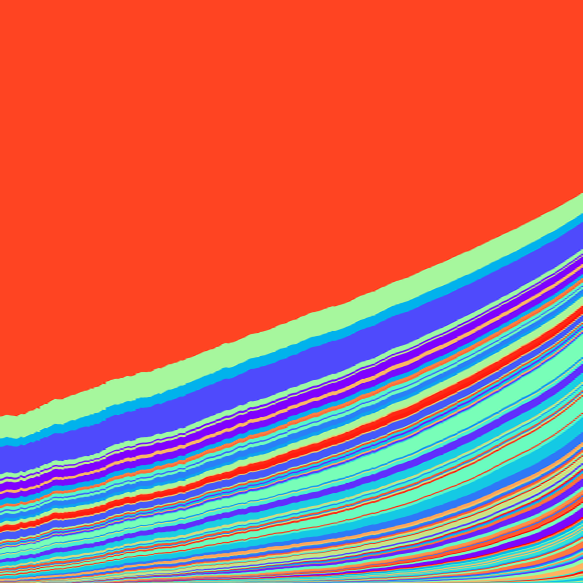
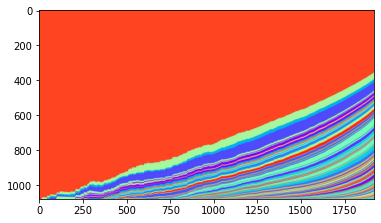
Unified diff of the notebook cell whose output changed from the first chart to the second:
--- before
+++ after
@@ -1,5 +1,4 @@
 array = np.array(img_pixels, dtype=np.uint8)
-new_image = Image.fromarray(array).rotate(-90).transpose(Image.FLIP_LEFT_RIGHT)
-size = new_image.size
-cropped = new_image.crop((size[0] // 2, 0, size[0], size[1]))
-cropped.resize(size, Image.ANTIALIAS)
+new_image = Image.fromarray(array).transpose(Image.ROTATE_270).transpose(Image.FLIP_LEFT_RIGHT)
+new_image = new_image.resize([1920, 1080], Image.ANTIALIAS)
+plt.imshow(new_image)

Commit: Images now HD